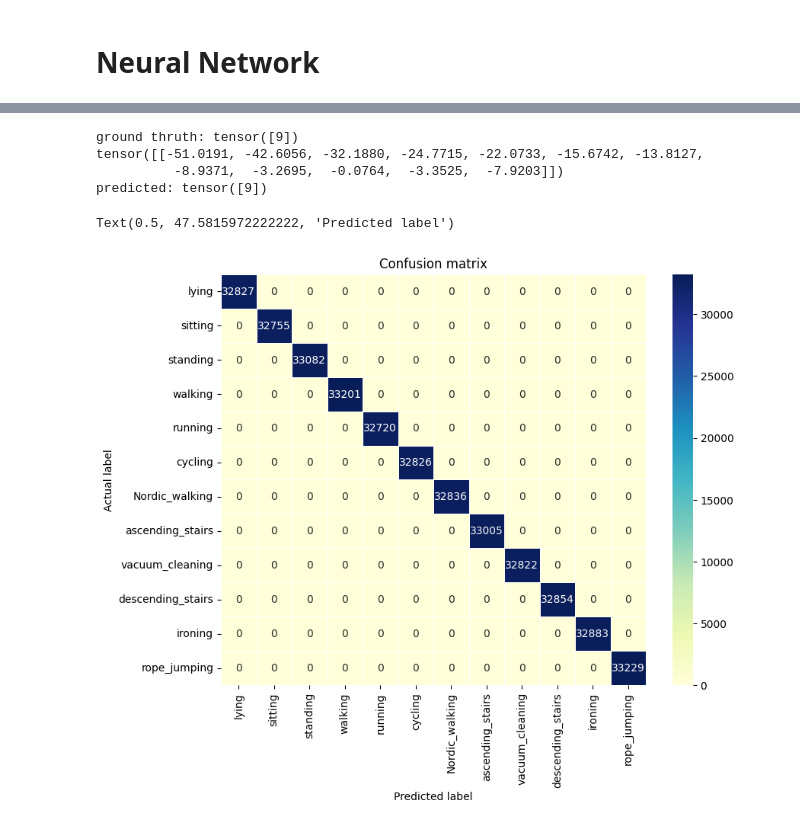
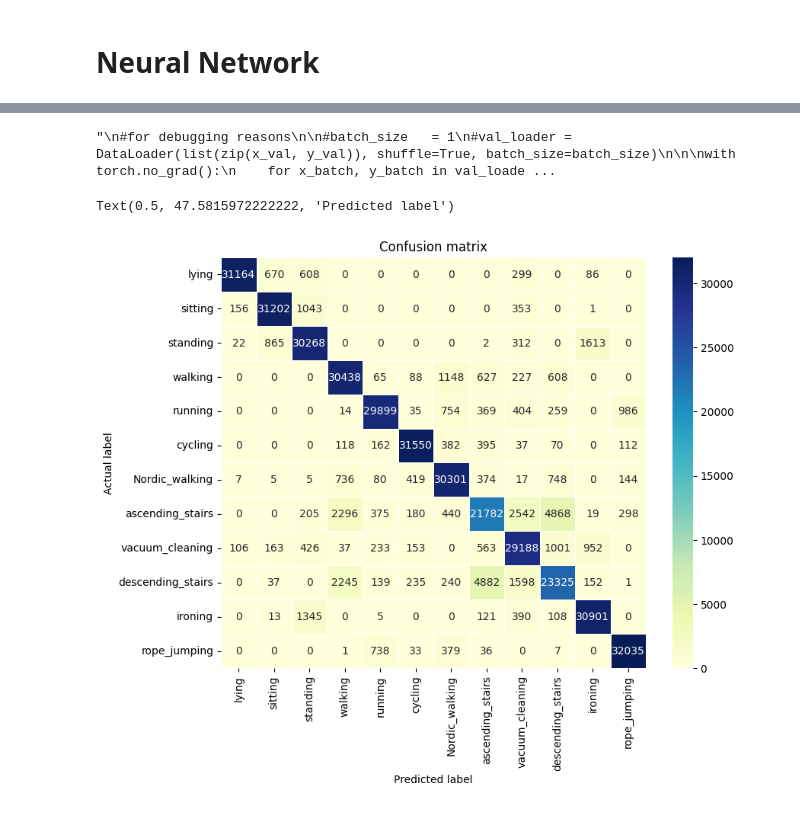
Before and after one commit to swetzel1/introduction_to_ml, a Jupyter notebook: project/final_project_nn.ipynb, the cells around one changed output, grey strips where cells are left out. Cells and saved outputs as stored; diff of their text form; code cells hidden in the pictures.

```diff
--- a/project/final_project_nn.ipynb
+++ b/project/final_project_nn.ipynb
@@ -57,4 +59,6 @@ activity_id_dict = {0: 'transient',
 #load preprocessed data
 data_path = '/content/drive/My Drive/final_project/dataset/preprocessed.csv'
 
-data = pd.DataFrame(pd.read_csv(data_path))
+raw_data = pd.DataFrame(pd.read_csv(data_path))
+# %%
+data = raw_data
@@ -90,7 +138,7 @@ inv_activity_id_mapping = {v: k for k, v in activity_id_mapping.items()}
 # %%
 #split x,y
 col = data.columns
-x_cols = col[1:]
+x_cols = col[:-1] #found it <-------
 
 y_df = data['activity_id']
 x_df = data[x_cols]
@@ -214,8 +265,10 @@ with torch.no_grad():
                 cnf_matrix[t.long(), p.long()] += 1
 # %%
 '''
-batch_size   = 1
-val_loader = DataLoader(list(zip(x_val, y_val)), shuffle=True, batch_size=batch_size)
+#for debugging reasons
+
+#batch_size   = 1
+#val_loader = DataLoader(list(zip(x_val, y_val)), shuffle=True, batch_size=batch_size)
 
 
 with torch.no_grad():
@@ -237,22 +290,19 @@ with torch.no_grad():
         break
 '''
 # %% [output]
-ground thruth: tensor([9])
-tensor([[-51.0191, -42.6056, -32.1880, -24.7715, -22.0733, -15.6742, -13.8127,
-          -8.9371,  -3.2695,  -0.0764,  -3.3525,  -7.9203]])
-predicted: tensor([9])
+"\n#for debugging reasons\n\n#batch_size   = 1\n#val_loader = DataLoader(list(zip(x_val, y_val)), shuffle=True, batch_size=batch_size)\n\n\nwith torch.no_grad():\n    for x_batch, y_batch in val_loade ...
 # %%
 # create heatmap
-class_names = list(range(0,12,1))
-class_names = [inv_activity_id_mapping.get(x) for x in class_names]
-class_names = [activity_id_dict.get(x) for x in class_names]
+class_labels = list(range(0,12,1))
+class_labels = [inv_activity_id_mapping.get(x) for x in class_labels]
+class_labels = [activity_id_dict.get(x) for x in class_labels]
 
 fig, ax = plt.subplots(figsize=(9,7))
-sns.heatmap(pd.DataFrame(cnf_matrix), annot=True, cmap="YlGnBu" ,fmt='g',linewidths=0.5, xticklabels=class_names, yticklabels=class_names, ax=ax)
+sns.heatmap(pd.DataFrame(cnf_matrix), annot=True, cmap="YlGnBu" ,fmt='g',linewidths=0.5, xticklabels=class_labels, yticklabels=class_labels, ax=ax)
 
 plt.title('Confusion matrix')
 plt.ylabel('Actual label')
 plt.xlabel('Predicted label')
 # %% [output]
 Text(0.5, 47.5815972222222, 'Predicted label')
-[figure, old version]
+[figure, new version]
```
Also changed, not shown: parts of 16 cells of this notebook.
